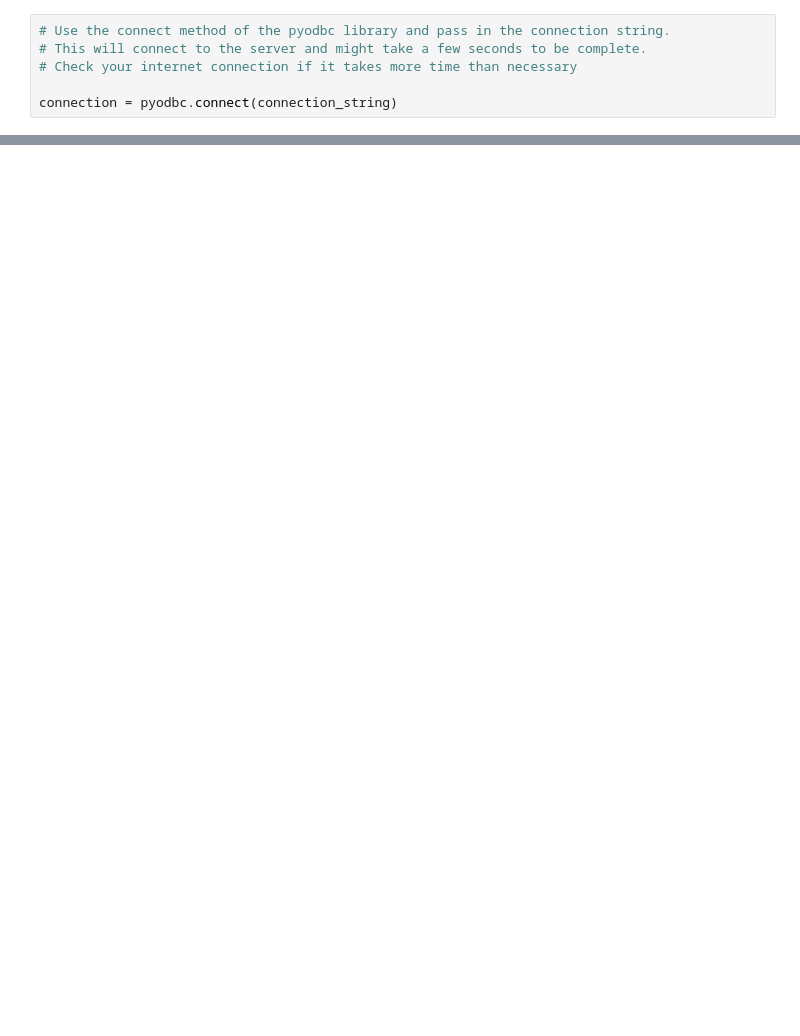
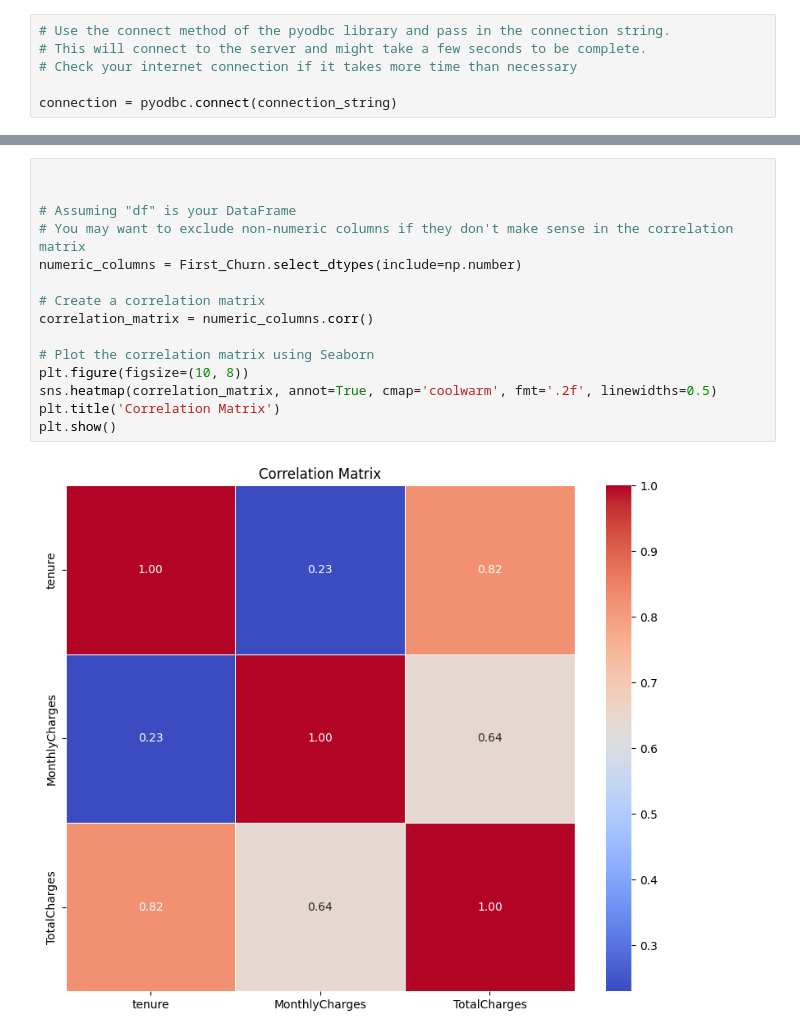
Before and after one commit to Joemuchiri2/LP2, a Jupyter notebook: LP2.ipynb, the cells around one changed output, grey strips where cells are left out. Cells and saved outputs as stored; diff of their text form; blank space fills up the shorter version.

```diff
--- a/LP2.ipynb
+++ b/LP2.ipynb
@@ -32,0 +63,17 @@ data = pd.read_sql(query, connection)
+# %%
+
+
+# Assuming "df" is your DataFrame
+# You may want to exclude non-numeric columns if they don't make sense in the correlation matrix
+numeric_columns = First_Churn.select_dtypes(include=np.number)
+
+# Create a correlation matrix
+correlation_matrix = numeric_columns.corr()
+
+# Plot the correlation matrix using Seaborn
+plt.figure(figsize=(10, 8))
+sns.heatmap(correlation_matrix, annot=True, cmap='coolwarm', fmt='.2f', linewidths=0.5)
+plt.title('Correlation Matrix')
+plt.show()
+# %% [output]
+[figure, added]
```
Also changed, not shown: parts of 5 cells of this notebook.
